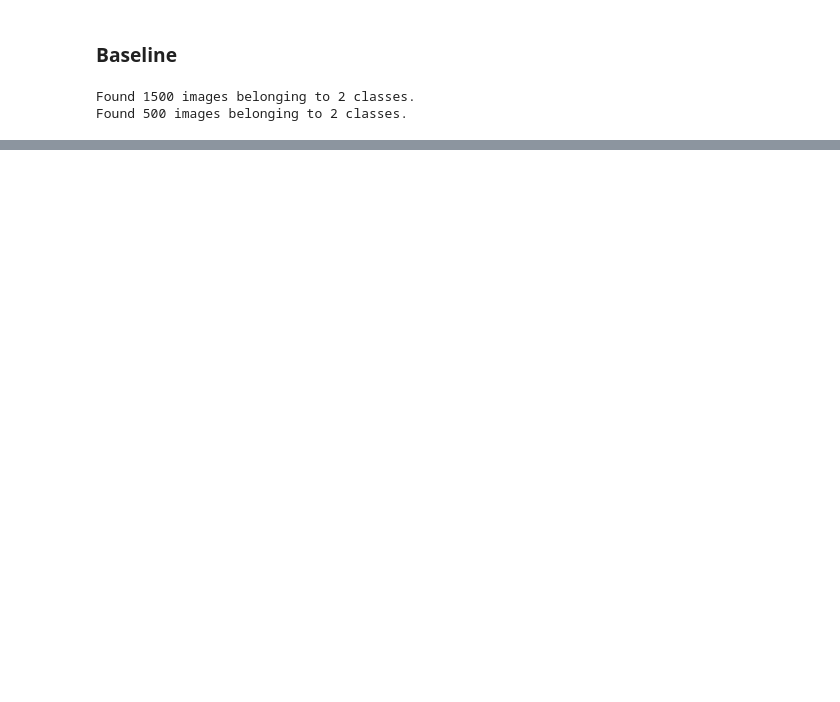
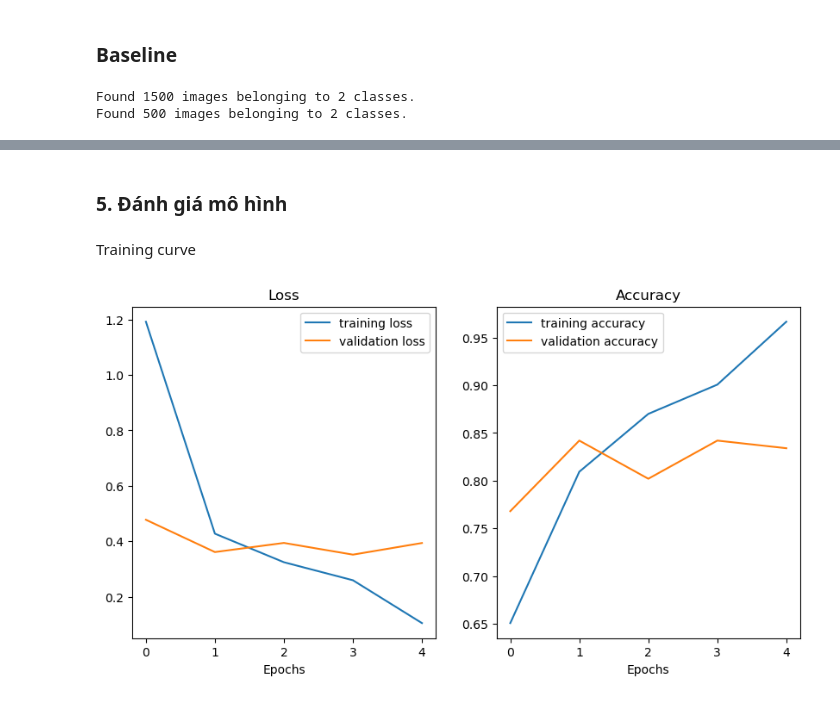
Before and after one commit to ngohongthai/ml-labs, a Jupyter notebook: ml-deeplearning/cnn_playground/cnn.ipynb, the cells around one changed output, grey strips where cells are left out. Cells and saved outputs as stored; diff of their text form; code cells hidden in the pictures; blank space fills up the shorter version.

```diff
--- a/ml-deeplearning/cnn_playground/cnn.ipynb
+++ b/ml-deeplearning/cnn_playground/cnn.ipynb
@@ -171,0 +374,12 @@ KeyboardInterrupt:
+# %%
+from tensorflow.keras.optimizers import Adam
+from tensorflow.keras.layers import Conv2D, MaxPool2D, Flatten, Dense
+from tensorflow.keras.models import Sequential
+
+model_4 = Sequential([
+    Conv2D(10, 3, activation='relu', input_shape=(224,224,3)),
+    Conv2D(10, 3, activation='relu'),
+    Conv2D(10, 3, activation='relu'),
+    Flatten(),
+    Dense(1, activation='sigmoid')
+])
@@ -171,0 +388,8 @@ KeyboardInterrupt:
+# %%
+model_4.compile(loss='binary_crossentropy', optimizer=Adam(), metrics=['accuracy'])
+history_4 = model_4.fit(train_data,
+            epochs=5,
+            steps_per_epoch = len(train_data),
+            validation_data=test_data,
+            validation_steps = len(test_data)
+            )
@@ -171,0 +408,33 @@ KeyboardInterrupt:
+# %% [markdown]
+### 5. Đánh giá mô hình
+# %% [markdown]
+Training curve
+# %%
+# plot history_4
+import pandas as pd
+
+def plot_history(history):
+    training_loss = history.history['loss']
+    training_acc = history.history['accuracy']
+
+    val_loss = history.history['val_loss']
+    val_acc = history.history['val_accuracy']
+
+    epochs = range(len(history.history['loss']))
+
+    fig, (ax1, ax2) = plt.subplots(1,2, figsize=(10,5))
+    ax1.plot(epochs, training_loss, label='training loss')
+    ax1.plot(epochs, val_loss, label='validation loss')
+    ax1.set_title('Loss')
+    ax1.legend()
+    ax1.set_xlabel('Epochs')
+
+    ax2.plot(epochs, training_acc, label='training accuracy')
+    ax2.plot(epochs, val_acc, label='validation accuracy')
+    ax2.set_title('Accuracy')
+    ax2.legend()
+    ax2.set_xlabel('Epochs')
+
+plot_history(history_4)
+# %% [output]
+[figure, added]
```
Also changed, not shown: parts of 30 cells of this notebook, 1 other file.
